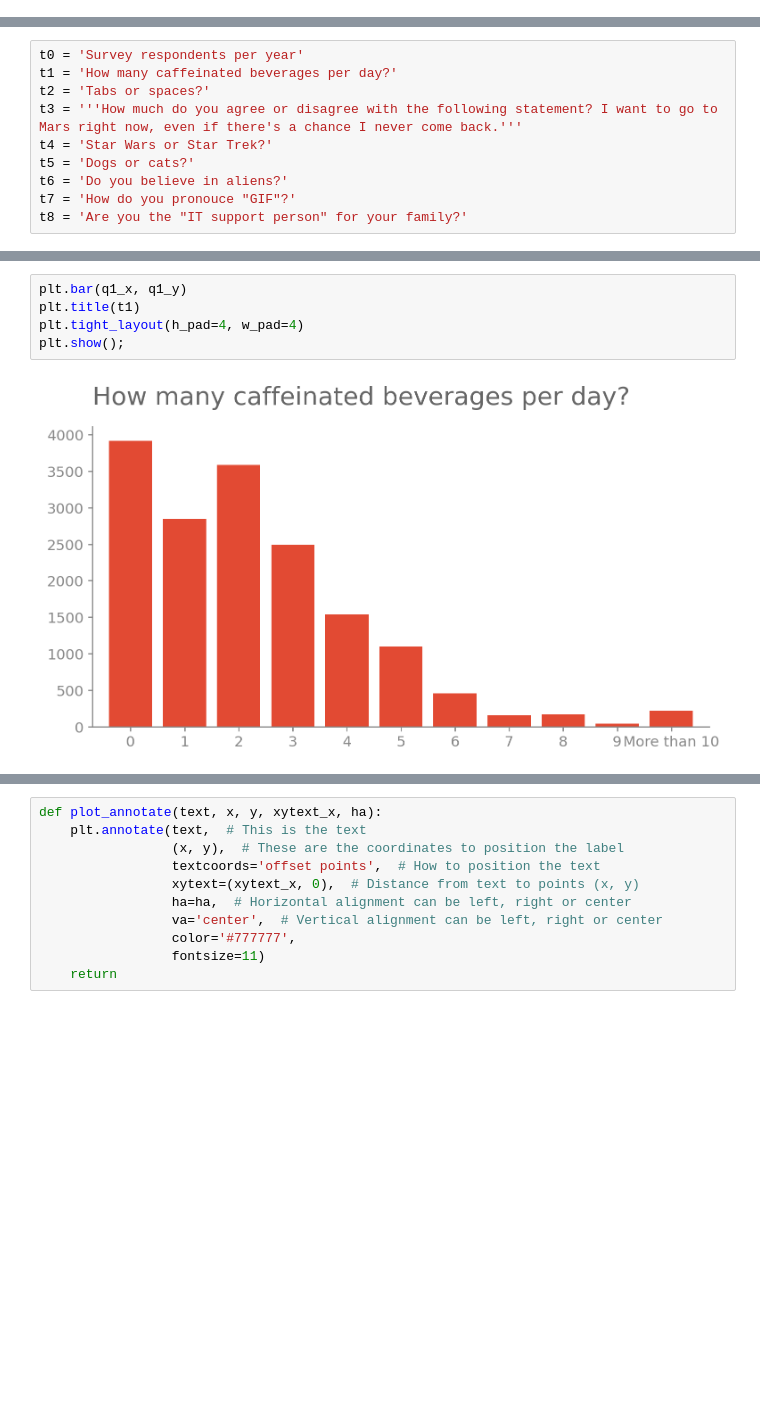
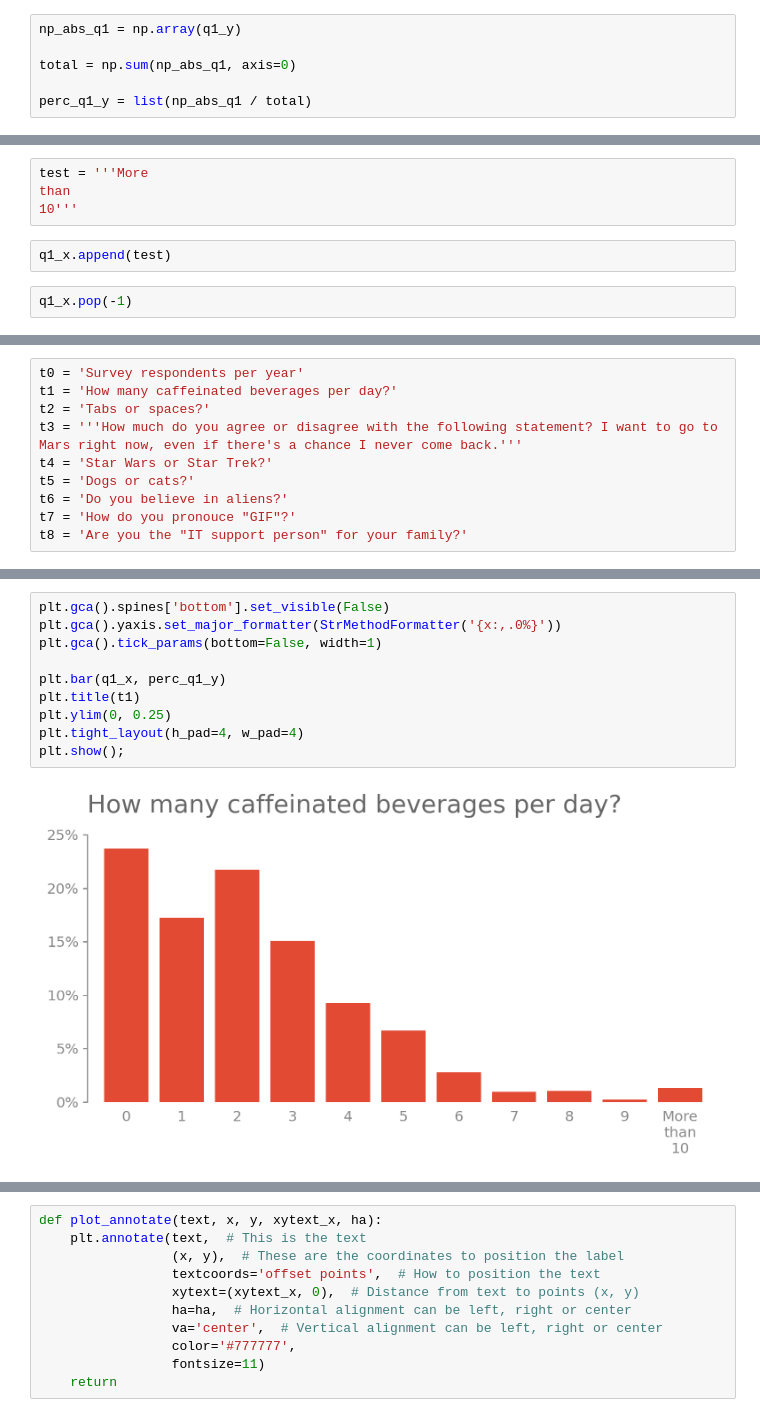
Before and after one commit to gabrieltempass/stack-overflow-survey, a Jupyter notebook: stack_overflow_survey.ipynb, the cells around one changed output, grey strips where cells are left out. Drawn from its saved outputs; the diff is of its cells as text; blank space fills up the shorter version.

```diff
--- a/stack_overflow_survey.ipynb
+++ b/stack_overflow_survey.ipynb
@@ -187,0 +192,6 @@ q8_y = q8.to_list()
+# %%
+np_abs_q1 = np.array(q1_y)
+
+total = np.sum(np_abs_q1, axis=0)
+
+perc_q1_y = list(np_abs_q1 / total)
@@ -187,0 +212,8 @@ q8_y = q8.to_list()
+# %%
+test = '''More
+than
+10'''
+# %%
+q1_x.append(test)
+# %%
+q1_x.pop(-1)
@@ -277,7 +402,12 @@ plt.show();
 # %%
-plt.bar(q1_x, q1_y)
+plt.gca().spines['bottom'].set_visible(False)
+plt.gca().yaxis.set_major_formatter(StrMethodFormatter('{x:,.0%}'))
+plt.gca().tick_params(bottom=False, width=1)
+
+plt.bar(q1_x, perc_q1_y)
 plt.title(t1)
+plt.ylim(0, 0.25)
 plt.tight_layout(h_pad=4, w_pad=4)
 plt.show();
 # %% [output]
-[figure, old version]
+[figure, new version]
```
Also changed, not shown: parts of 10 cells of this notebook.
